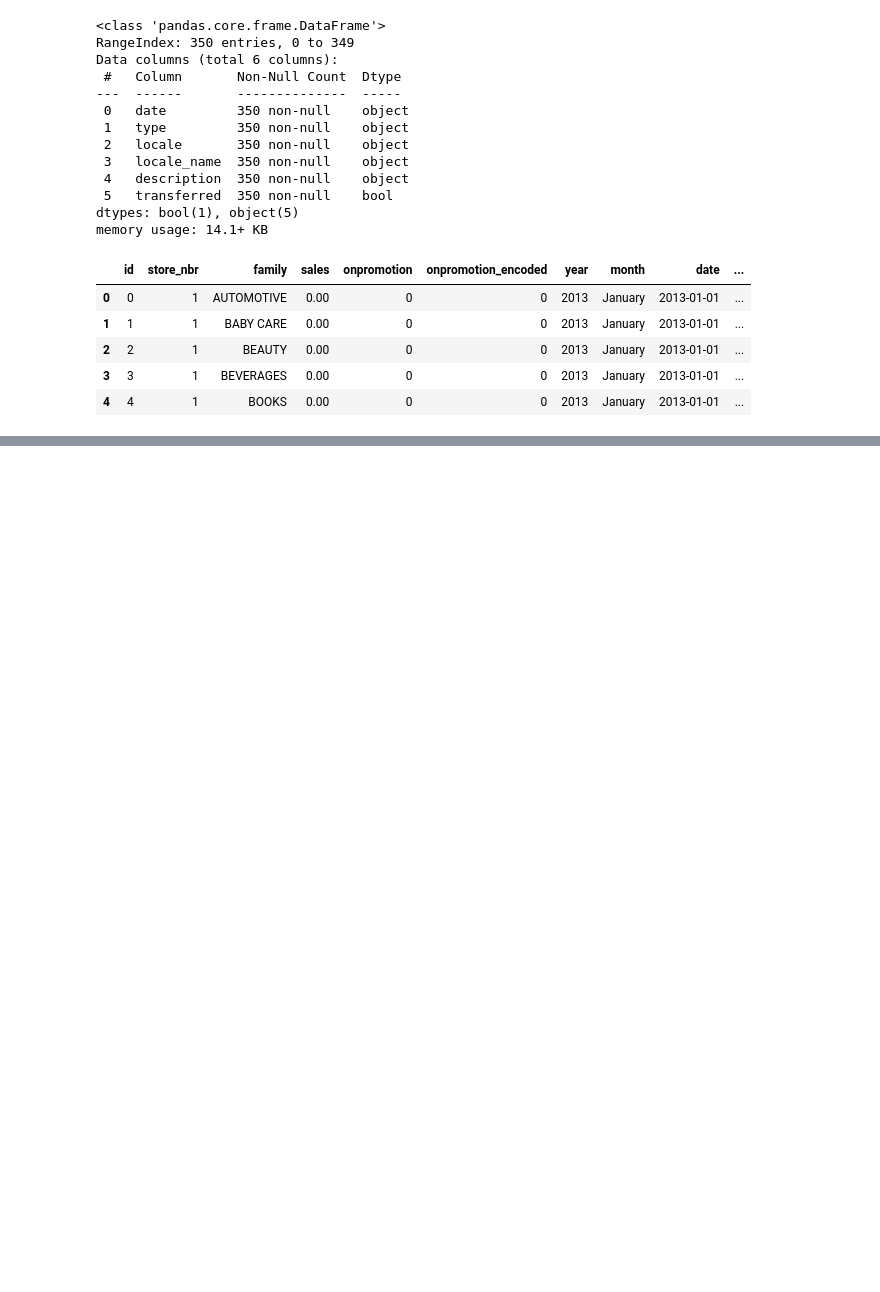
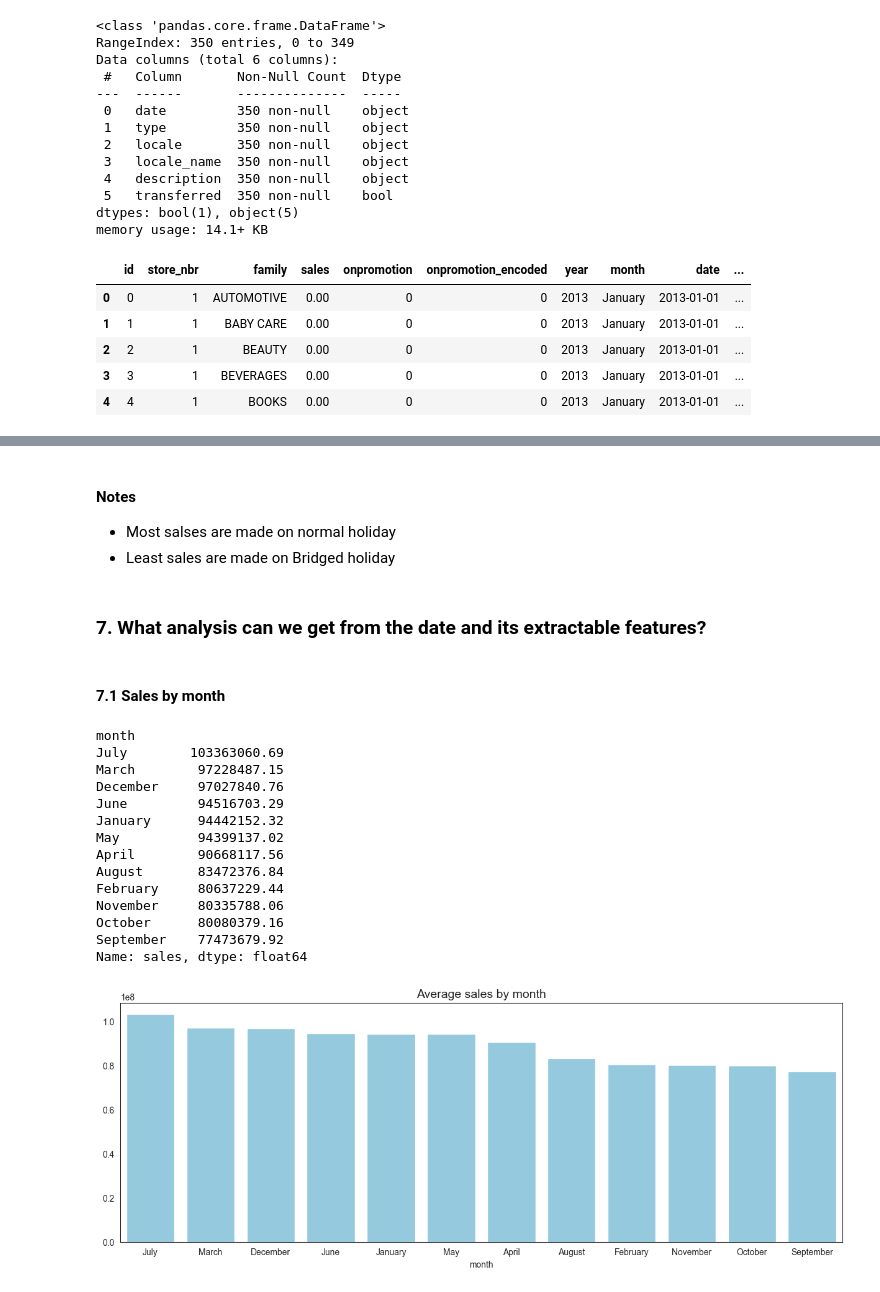
Before and after one commit to murithidenisgitobu/Time-Series-Regression-Analysis-Corporation-Favorita-, a Jupyter notebook: Time Series Regression Analysis - Corporation Favorita.ipynb, the cells around one changed output, grey strips where cells are left out. Cells and saved outputs as stored; diff of their text form; code cells hidden in the pictures; blank space fills up the shorter version.

```diff
--- a/Time Series Regression Analysis - Corporation Favorita.ipynb
+++ b/Time Series Regression Analysis - Corporation Favorita.ipynb
@@ -1371,0 +1353,33 @@ plt.show()
+# %% [markdown]
+#### **Notes**
+- Most salses are made on normal holiday
+- Least sales are made on Bridged holiday
+# %% [markdown]
+### **7. What analysis can we get from the date and its extractable features?**
+# %% [markdown]
+#### **7.1 Sales by month**
+# %%
+# Plotting a bar plot to show total sales by month
+sales_by_month = train_data_cp.groupby('month')['sales'].sum().sort_values(ascending=False)
+print(sales_by_month)
+plt.figure(figsize=(15, 5))
+av = sns.barplot(x=sales_by_month.index, y=sales_by_month.values, color='skyblue',)
+plt.xticks(rotation=0)
+plt.title('Average sales by month', fontsize=14)
+plt.show()
+# %% [output]
+month
+July        103363060.69
+March        97228487.15
+December     97027840.76
+June         94516703.29
+January      94442152.32
+May          94399137.02
+April        90668117.56
+August       83472376.84
+February     80637229.44
+November     80335788.06
+October      80080379.16
+September    77473679.92
+Name: sales, dtype: float64
+[figure, added]
```
Also changed, not shown: parts of 12 cells of this notebook.
